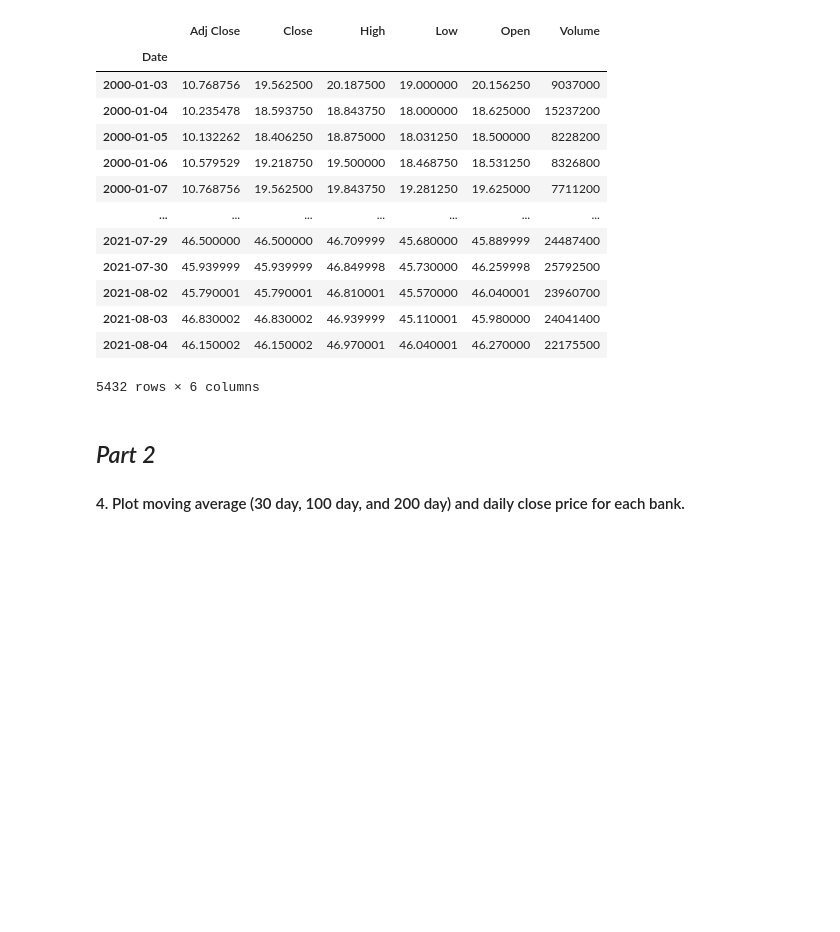
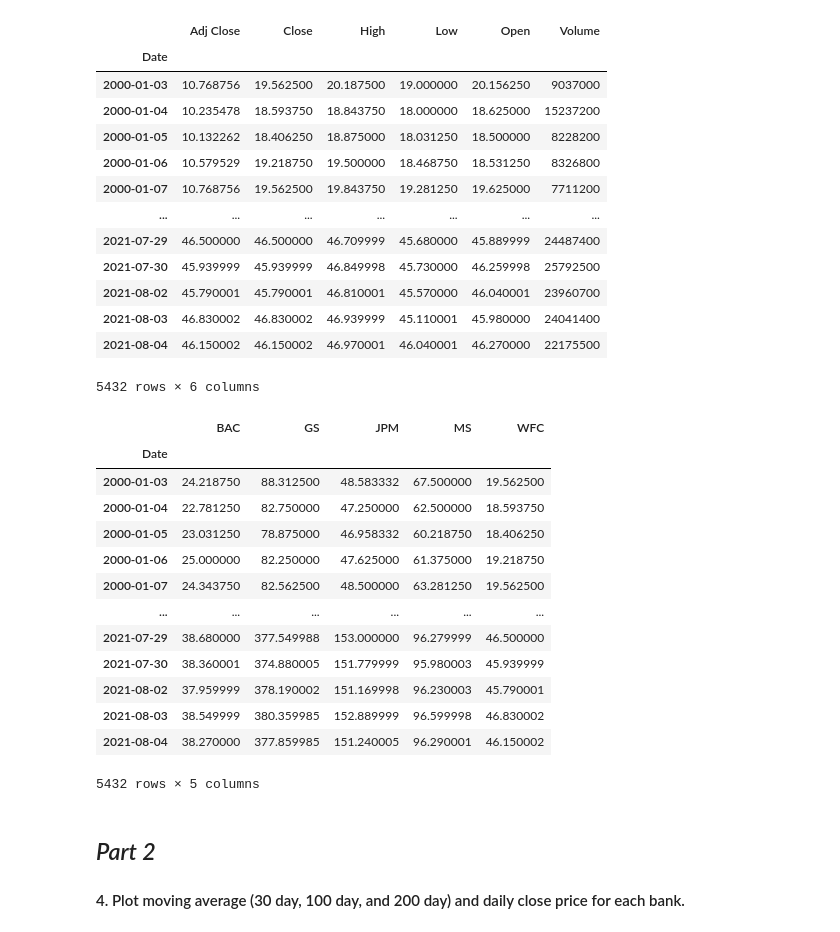
Before and after one commit to sli782/DC, a Jupyter notebook: data_challenge.ipynb, the cells around one changed output. Cells and saved outputs as stored; diff of their text form; code cells hidden in the pictures; blank space fills up the shorter version.

```diff
--- a/data_challenge.ipynb
+++ b/data_challenge.ipynb
@@ -80,6 +81,29 @@ WFC
 | 2021-08-03 | 46.830002 | 46.830002 | 46.939999 | 45.110001 | 45.980000 | 24041400 |
 | 2021-08-04 | 46.150002 | 46.150002 | 46.970001 | 46.040001 | 46.270000 | 22175500 |
 5432 rows × 6 columns
+# %%
+closeDF = pd.DataFrame(BAC['Close'])
+closeDF['GS'] =  pd.DataFrame(GS['Close'])
+closeDF['JPM'] =  pd.DataFrame(JPM['Close'])
+closeDF['MS'] =  pd.DataFrame(MS['Close'])
+closeDF['WFC'] =  pd.DataFrame(WFC['Close'])
+closeDF.columns = tickers
+closeDF
+# %% [output]
+|  | BAC | GS | JPM | MS | WFC |
+| Date |  |  |  |  |  |
+| 2000-01-03 | 24.218750 | 88.312500 | 48.583332 | 67.500000 | 19.562500 |
+| 2000-01-04 | 22.781250 | 82.750000 | 47.250000 | 62.500000 | 18.593750 |
+| 2000-01-05 | 23.031250 | 78.875000 | 46.958332 | 60.218750 | 18.406250 |
+| 2000-01-06 | 25.000000 | 82.250000 | 47.625000 | 61.375000 | 19.218750 |
+| 2000-01-07 | 24.343750 | 82.562500 | 48.500000 | 63.281250 | 19.562500 |
+| ... | ... | ... | ... | ... | ... |
+| 2021-07-29 | 38.680000 | 377.549988 | 153.000000 | 96.279999 | 46.500000 |
+| 2021-07-30 | 38.360001 | 374.880005 | 151.779999 | 95.980003 | 45.939999 |
+| 2021-08-02 | 37.959999 | 378.190002 | 151.169998 | 96.230003 | 45.790001 |
+| 2021-08-03 | 38.549999 | 380.359985 | 152.889999 | 96.599998 | 46.830002 |
+| 2021-08-04 | 38.270000 | 377.859985 | 151.240005 | 96.290001 | 46.150002 |
+5432 rows × 5 columns
 # %% [markdown]
 ## *Part 2*
 #### 4. Plot moving average (30 day, 100 day, and 200 day) and daily close price for each bank.
```
Also changed, not shown: parts of 3 cells of this notebook.
